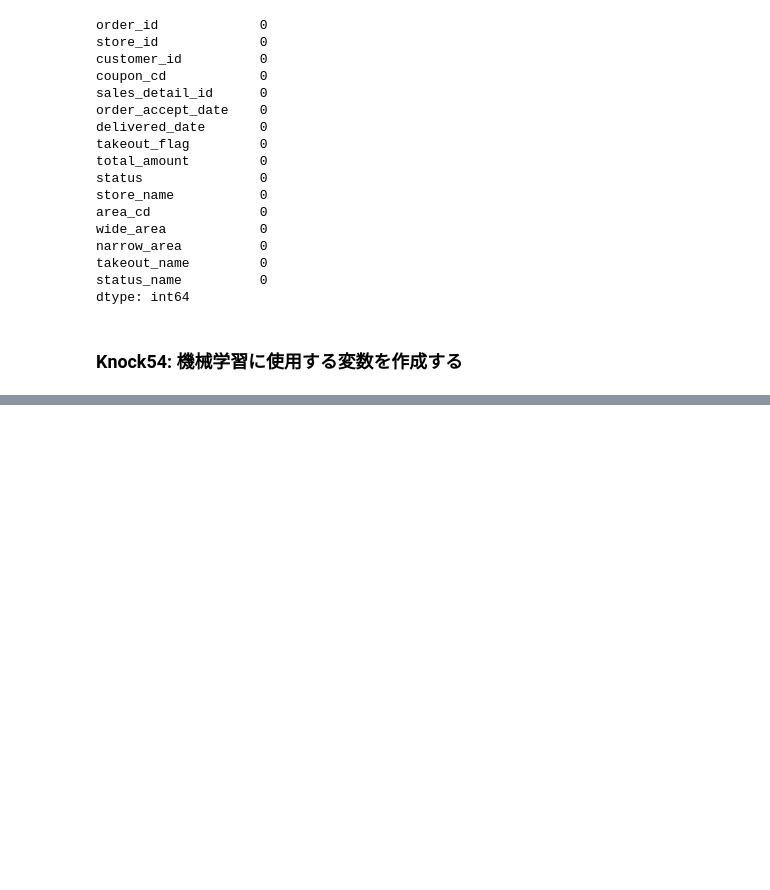
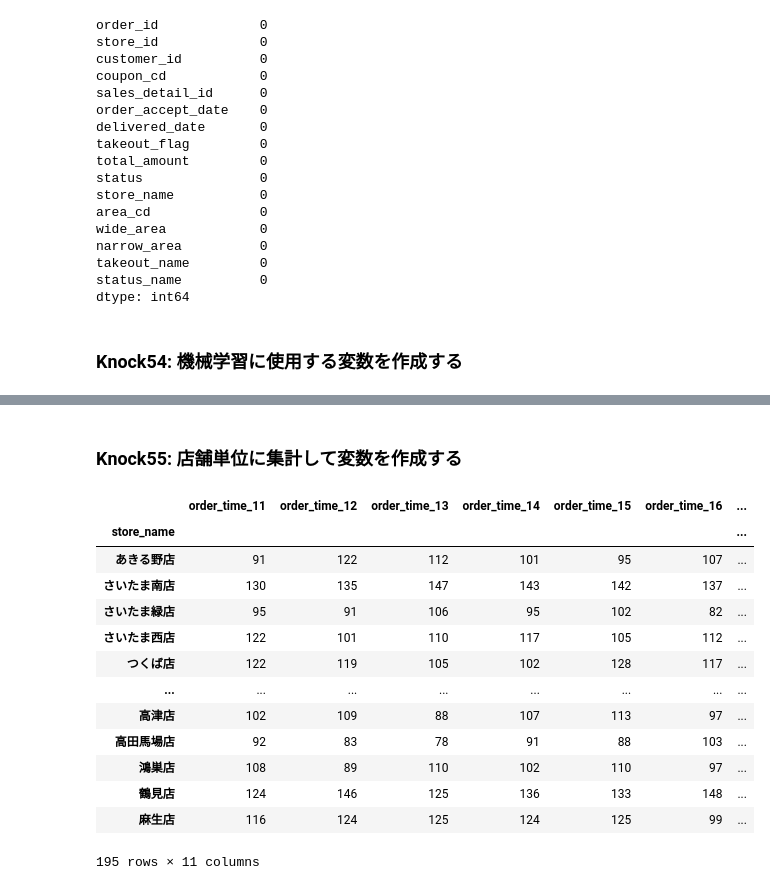
Before and after one commit to ginmaruGH/python-practical-machine-learning-system-100knocks, a Jupyter notebook: ch06/ch06.ipynb, the cells around one changed output, grey strips where cells are left out. Cells and saved outputs as stored; diff of their text form; code cells hidden in the pictures; blank space fills up the shorter version.

Commit message:
Knock55: 店舗単位に集計して変数を作成する

```diff
--- a/ch06/ch06.ipynb
+++ b/ch06/ch06.ipynb
@@ -275,0 +276,2 @@ display(order_data)
+# %% [markdown]
+### Knock55: 店舗単位に集計して変数を作成する
@@ -275,0 +307,29 @@ display(order_data)
+# %%
+# 時間帯別オーダー数の集計
+
+times = order_data["order_accept_hour"].unique()
+store_time = []
+for time in times:
+    time_tmp = order_data.loc[
+        order_data["order_accept_hour"] == time
+    ].groupby(["store_name"]).count()[["order_id"]]
+    time_tmp.columns = [f"order_time_{time}"]
+    store_time.append(time_tmp)
+
+store_time = pd.concat(store_time, axis=1)
+display(store_time)
+# %% [output]
+|  | order_time_11 | order_time_12 | order_time_13 | order_time_14 | order_time_15 | order_time_16 | ... |
+| store_name |  |  |  |  |  |  | ... |
+| あきる野店 | 91 | 122 | 112 | 101 | 95 | 107 | ... |
+| さいたま南店 | 130 | 135 | 147 | 143 | 142 | 137 | ... |
+| さいたま緑店 | 95 | 91 | 106 | 95 | 102 | 82 | ... |
+| さいたま西店 | 122 | 101 | 110 | 117 | 105 | 112 | ... |
+| つくば店 | 122 | 119 | 105 | 102 | 128 | 117 | ... |
+| ... | ... | ... | ... | ... | ... | ... | ... |
+| 高津店 | 102 | 109 | 88 | 107 | 113 | 97 | ... |
+| 高田馬場店 | 92 | 83 | 78 | 91 | 88 | 103 | ... |
+| 鴻巣店 | 108 | 89 | 110 | 102 | 110 | 97 | ... |
+| 鶴見店 | 124 | 146 | 125 | 136 | 133 | 148 | ... |
+| 麻生店 | 116 | 124 | 125 | 124 | 125 | 99 | ... |
+195 rows × 11 columns
```
Also changed, not shown: parts of 6 cells of this notebook.
